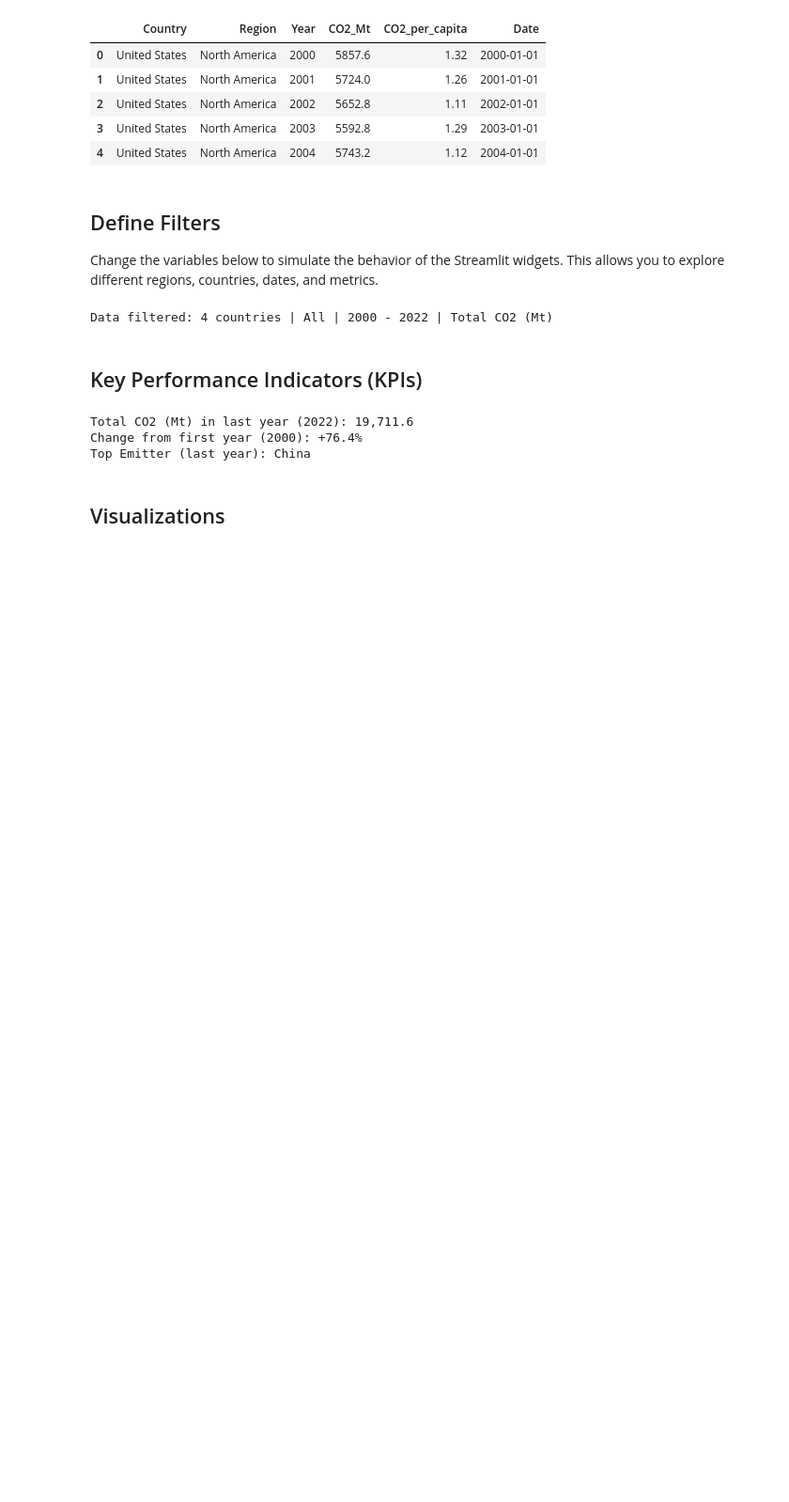
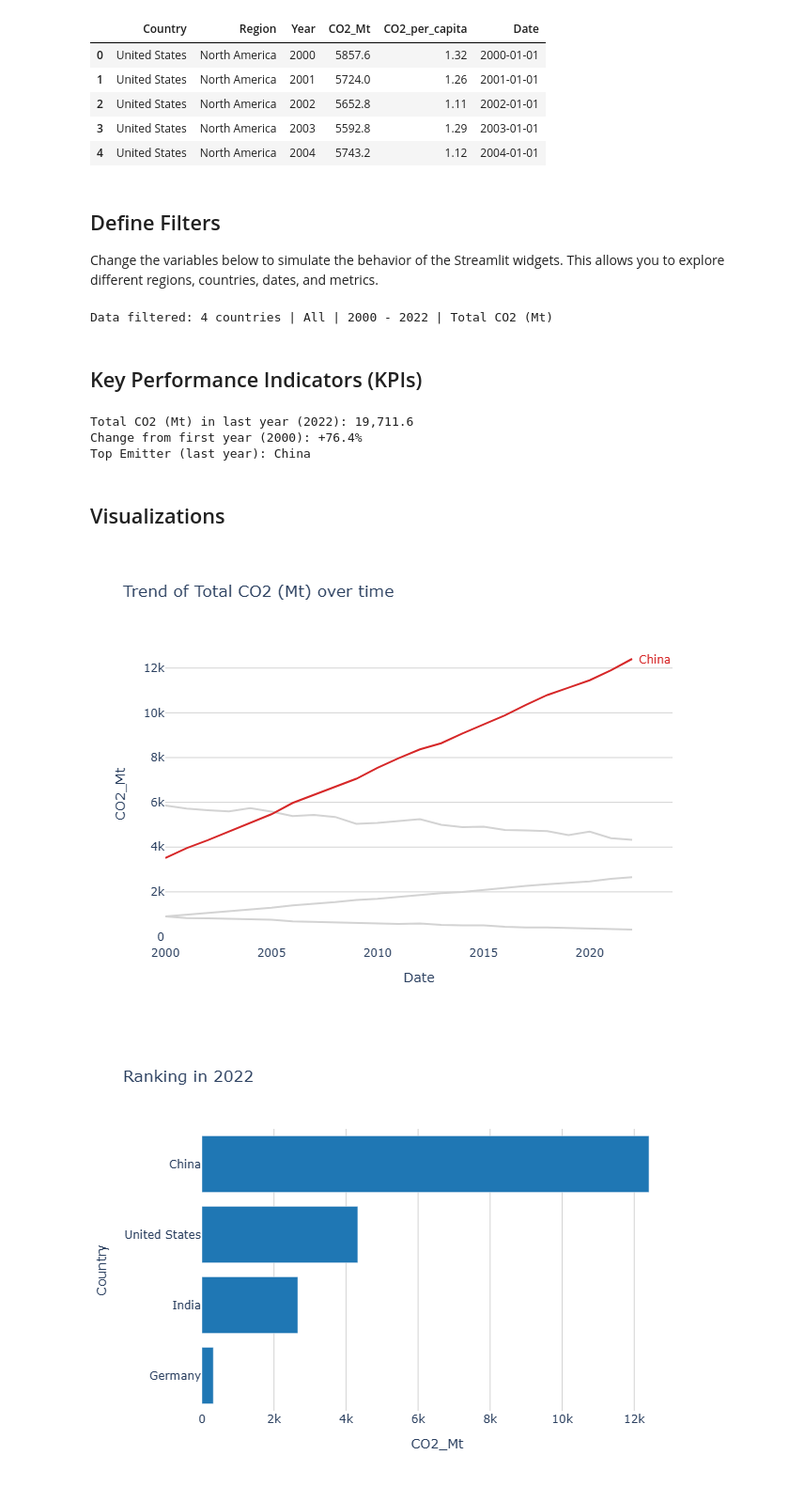
Before and after one commit to Alok-LOKI/dataviz-exercises-ALOK-SALI-46854973, a Jupyter notebook: week10/lecture10_exercise_exploration.ipynb, the cells around one changed output. Shown at 94% size. Saved outputs shown, nothing was run; the diff lists cells and outputs as text; code cells hidden in the pictures; blank space fills up the shorter version.

```diff
--- a/week10/lecture10_exercise_exploration.ipynb
+++ b/week10/lecture10_exercise_exploration.ipynb
@@ -82,70 +82,99 @@ Top Emitter (last year): China
 ## Visualizations
 # %%
 # ── Line Chart: Trend over time ──────────────────────────────────────────────
+
+# Ensure Date is datetime
+filtered["Date"] = pd.to_datetime(filtered["Date"])
+
 if not filtered.empty:
-    total_emissions = filtered.groupby('Country')[selected_metric].sum()
+    total_emissions = filtered.groupby("Country")[selected_metric].sum()
     top_emitter = total_emissions.idxmax() if not total_emissions.empty else None
 else:
     top_emitter = None
 
 if highlight_top and top_emitter:
-    color_discrete_map = {c: 'lightgrey' for c in selected_countries}
-    color_discrete_map[top_emitter] = '#d62728' # highlight in red
+    color_discrete_map = {c: "lightgrey" for c in selected_countries}
+    color_discrete_map[top_emitter] = "#d62728"
 
     fig_line = px.line(
-        filtered, x='Date', y=selected_metric, color='Country',
+        filtered,
+        x="Date",
+        y=selected_metric,
+        color="Country",
         color_discrete_map=color_discrete_map,
         title=f"Trend of {selected_metric_label} over time"
     )
 
-    end_data = filtered[filtered['Country'] == top_emitter]
+    end_data = filtered[filtered["Country"] == top_emitter]
+
     if not end_data.empty:
         end_point = end_data.iloc[-1]
+
         fig_line.add_annotation(
-            x=end_point['Date'],
-            y=end_point[selected_metric],
+            x=end_point["Date"].to_pydatetime(),   # <-- Fix
+            y=float(end_point[selected_metric]),   # <-- Fix
             text=top_emitter,
             showarrow=False,
-            xanchor='left',
+            xanchor="left",
             xshift=5,
-            font=dict(color='#d62728', size=12)
+            font=dict(color="#d62728", size=12)
         )
+
     fig_line.update_layout(showlegend=False)
+
 else:
     fig_line = px.line(
-        filtered, x='Date', y=selected_metric, color='Country',
+        filtered,
+        x="Date",
+        y=selected_metric,
+        color="Country",
         title=f"Trend of {selected_metric_label} over time"
     )
 
 fig_line.update_layout(
-    plot_bgcolor='white',
-    paper_bgcolor='white',
+    plot_bgcolor="white",
+    paper_bgcolor="white",
     xaxis=dict(showgrid=False),
-    yaxis=dict(showgrid=True, gridcolor='lightgrey')
+    yaxis=dict(showgrid=True, gridcolor="lightgrey")
 )
 
 fig_line.show()
-fig_line.show(img="png")
+
+# Save image for GitHub
+fig_line.write_image("line_chart.png")
+
+from IPython.display import Image, display
+
+display(Image("line_chart.png"))
 
 
 # ── Bar Chart: Ranking in last year ──────────────────────────────────────────
+
 if not filtered.empty:
-    last_year_data = filtered[filtered['Date'] == filtered['Date'].max()]
+    last_year_data = filtered[filtered["Date"] == filtered["Date"].max()]
     bar_data = last_year_data.sort_values(selected_metric, ascending=True)
 
     fig_bar = px.bar(
-        bar_data, x=selected_metric, y='Country', orientation='h',
+        bar_data,
+        x=selected_metric,
+        y="Country",
+        orientation="h",
         title=f"Ranking in {end_date.year}",
-        color_discrete_sequence=['#1f77b4'],
-        height=400 + (len(selected_countries) * 20) # dynamic height
+        color_discrete_sequence=["#1f77b4"],
+        height=400 + (len(selected_countries) * 20)
     )
 
     fig_bar.update_layout(
-        plot_bgcolor='white',
-        paper_bgcolor='white',
-        xaxis=dict(showgrid=True, gridcolor='lightgrey'),
+        plot_bgcolor="white",
+        paper_bgcolor="white",
+        xaxis=dict(showgrid=True, gridcolor="lightgrey"),
         yaxis=dict(showgrid=False)
     )
 
     fig_bar.show()
-    fig_bar.show(img="png")
+
+    fig_bar.write_image("bar_chart.png")
+    display(Image("bar_chart.png"))
+# %% [output]
+[figure, added]
+[figure, added]
```
Also changed, not shown: 2 other files.
